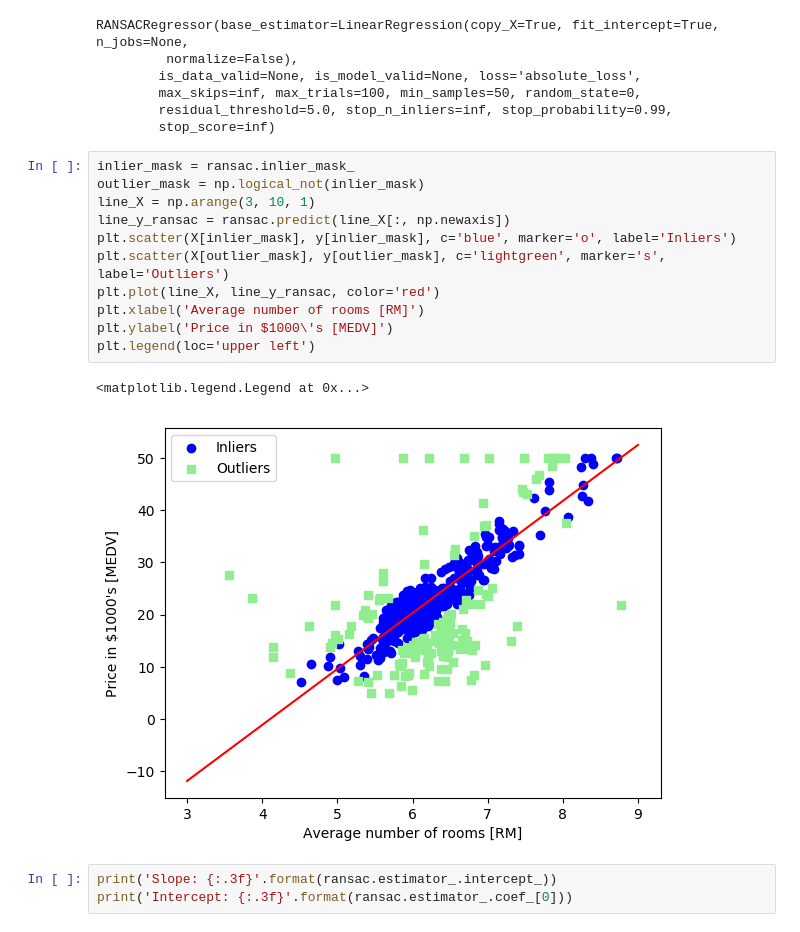
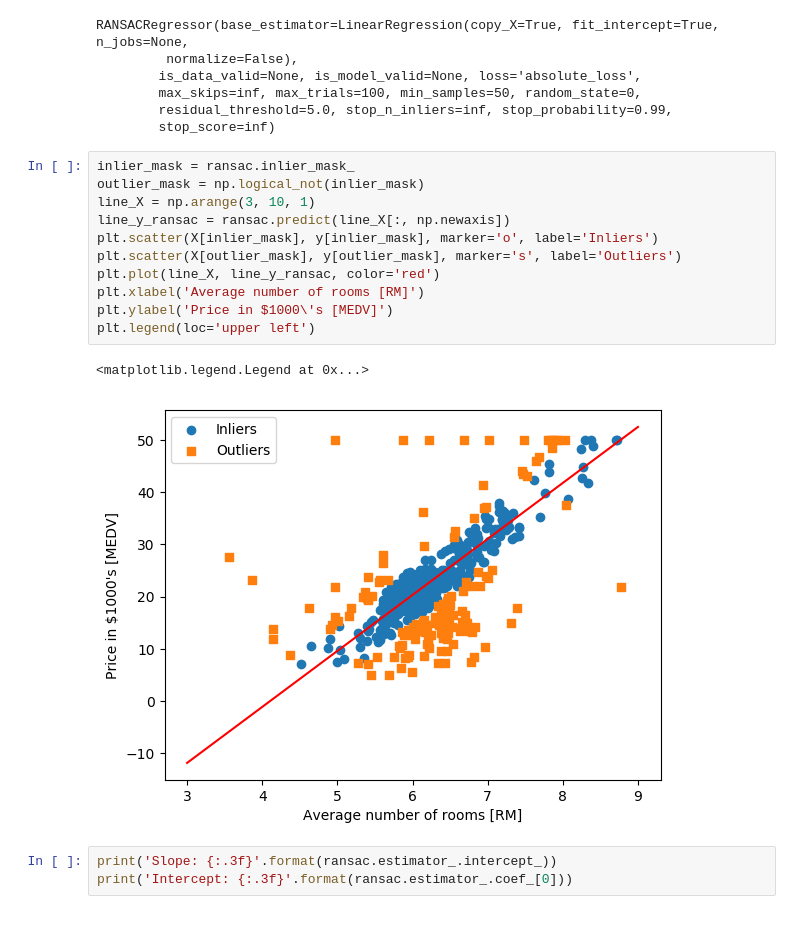
Before and after one commit to zhiwei-Feng/Python-Machine-Learning-Notebooks, a Jupyter notebook: Chapter10/chapter10.ipynb, the cells around one changed output. Drawn from its saved outputs; the diff is of its cells as text.

```diff
--- a/Chapter10/chapter10.ipynb
+++ b/Chapter10/chapter10.ipynb
@@ -173,17 +173,17 @@ RANSACRegressor(base_estimator=LinearRegression(copy_X=True, fit_intercept=True,
 # %%
 inlier_mask = ransac.inlier_mask_
 outlier_mask = np.logical_not(inlier_mask)
 line_X = np.arange(3, 10, 1)
 line_y_ransac = ransac.predict(line_X[:, np.newaxis])
-plt.scatter(X[inlier_mask], y[inlier_mask], c='blue', marker='o', label='Inliers')
-plt.scatter(X[outlier_mask], y[outlier_mask], c='lightgreen', marker='s', label='Outliers')
+plt.scatter(X[inlier_mask], y[inlier_mask], marker='o', label='Inliers')
+plt.scatter(X[outlier_mask], y[outlier_mask], marker='s', label='Outliers')
 plt.plot(line_X, line_y_ransac, color='red')
 plt.xlabel('Average number of rooms [RM]')
 plt.ylabel('Price in $1000\'s [MEDV]')
 plt.legend(loc='upper left')
 # %% [output]
 <matplotlib.legend.Legend at 0x...>
-[figure, old version]
+[figure, new version]
 # %%
 print('Slope: {:.3f}'.format(ransac.estimator_.intercept_))
 print('Intercept: {:.3f}'.format(ransac.estimator_.coef_[0]))
```
Also changed, not shown: parts of 20 cells of this notebook.
